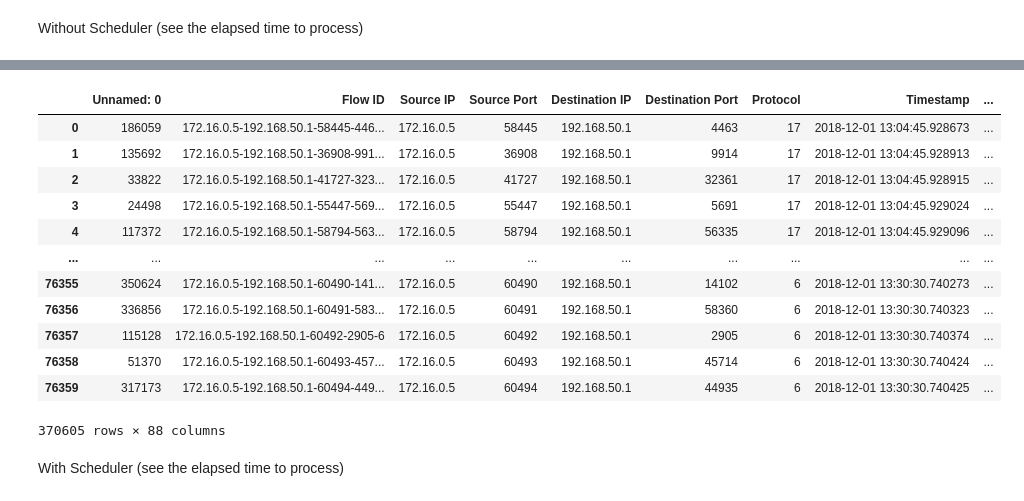
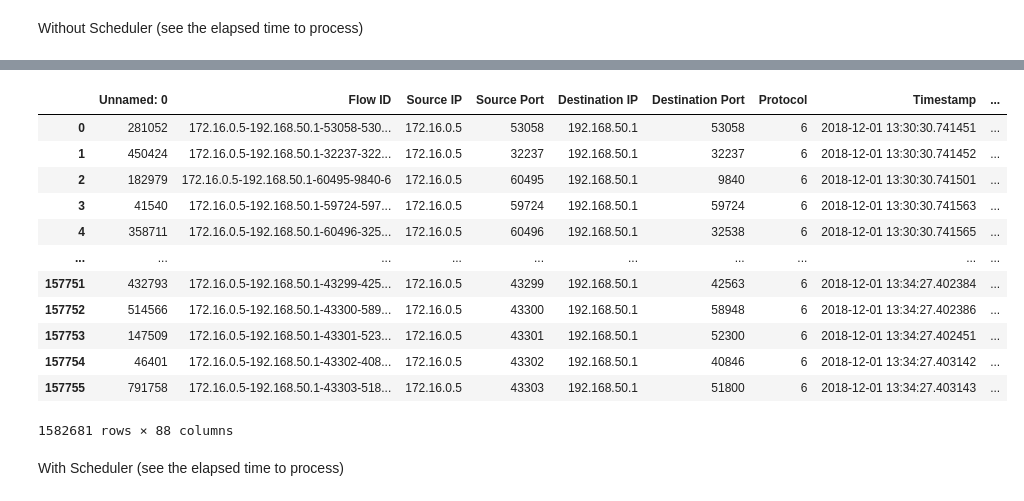
Before and after one commit to Thesis-on-Cyber-Security/Thesis-on-DDOS, a Jupyter notebook: Data-PreProcessing/Read_Data.ipynb, the cells around one changed output, grey strips where cells are left out. Drawn from its saved outputs; the diff is of its cells as text; code cells hidden in the pictures.

```diff
--- a/Data-PreProcessing/Read_Data.ipynb
+++ b/Data-PreProcessing/Read_Data.ipynb
@@ -276,7 +273,8 @@ Hosting the HTTP server on port 8073 instead
 Without Scheduler (see the elapsed time to process)
 # %%
 %%time
-workingDataFrame = readHugeCsvFileAsDataFrame(path_UDPLag)
+# workingDataFrame = readHugeCsvFileAsDataFrame(path_UDPLag)
+workingDataFrame = readHugeCsvFileAsDataFrame(path_Syn)
 # workingDataFrame.describe()
 workingDataFrame
 # %% [output]
@@ -284,16 +282,16 @@ Wall time: 43.9 s
 |  | Unnamed: 0 | Flow ID | Source IP | Source Port | Destination IP | Destination Port | Protocol | Timestamp | ... |
-| 0 | 186059 | 172.16.0.5-192.168.50.1-58445-446... | 172.16.0.5 | 58445 | 192.168.50.1 | 4463 | 17 | 2018-12-01 13:04:45.928673 | ... |
-| 1 | 135692 | 172.16.0.5-192.168.50.1-36908-991... | 172.16.0.5 | 36908 | 192.168.50.1 | 9914 | 17 | 2018-12-01 13:04:45.928913 | ... |
-| 2 | 33822 | 172.16.0.5-192.168.50.1-41727-323... | 172.16.0.5 | 41727 | 192.168.50.1 | 32361 | 17 | 2018-12-01 13:04:45.928915 | ... |
-| 3 | 24498 | 172.16.0.5-192.168.50.1-55447-569... | 172.16.0.5 | 55447 | 192.168.50.1 | 5691 | 17 | 2018-12-01 13:04:45.929024 | ... |
-| 4 | 117372 | 172.16.0.5-192.168.50.1-58794-563... | 172.16.0.5 | 58794 | 192.168.50.1 | 56335 | 17 | 2018-12-01 13:04:45.929096 | ... |
+| 0 | 281052 | 172.16.0.5-192.168.50.1-53058-530... | 172.16.0.5 | 53058 | 192.168.50.1 | 53058 | 6 | 2018-12-01 13:30:30.741451 | ... |
+| 1 | 450424 | 172.16.0.5-192.168.50.1-32237-322... | 172.16.0.5 | 32237 | 192.168.50.1 | 32237 | 6 | 2018-12-01 13:30:30.741452 | ... |
+| 2 | 182979 | 172.16.0.5-192.168.50.1-60495-9840-6 | 172.16.0.5 | 60495 | 192.168.50.1 | 9840 | 6 | 2018-12-01 13:30:30.741501 | ... |
+| 3 | 41540 | 172.16.0.5-192.168.50.1-59724-597... | 172.16.0.5 | 59724 | 192.168.50.1 | 59724 | 6 | 2018-12-01 13:30:30.741563 | ... |
+| 4 | 358711 | 172.16.0.5-192.168.50.1-60496-325... | 172.16.0.5 | 60496 | 192.168.50.1 | 32538 | 6 | 2018-12-01 13:30:30.741565 | ... |
 | ... | ... | ... | ... | ... | ... | ... | ... | ... | ... |
-| 76355 | 350624 | 172.16.0.5-192.168.50.1-60490-141... | 172.16.0.5 | 60490 | 192.168.50.1 | 14102 | 6 | 2018-12-01 13:30:30.740273 | ... |
-| 76356 | 336856 | 172.16.0.5-192.168.50.1-60491-583... | 172.16.0.5 | 60491 | 192.168.50.1 | 58360 | 6 | 2018-12-01 13:30:30.740323 | ... |
-| 76357 | 115128 | 172.16.0.5-192.168.50.1-60492-2905-6 | 172.16.0.5 | 60492 | 192.168.50.1 | 2905 | 6 | 2018-12-01 13:30:30.740374 | ... |
-| 76358 | 51370 | 172.16.0.5-192.168.50.1-60493-457... | 172.16.0.5 | 60493 | 192.168.50.1 | 45714 | 6 | 2018-12-01 13:30:30.740424 | ... |
-| 76359 | 317173 | 172.16.0.5-192.168.50.1-60494-449... | 172.16.0.5 | 60494 | 192.168.50.1 | 44935 | 6 | 2018-12-01 13:30:30.740425 | ... |
+| 157751 | 432793 | 172.16.0.5-192.168.50.1-43299-425... | 172.16.0.5 | 43299 | 192.168.50.1 | 42563 | 6 | 2018-12-01 13:34:27.402384 | ... |
+| 157752 | 514566 | 172.16.0.5-192.168.50.1-43300-589... | 172.16.0.5 | 43300 | 192.168.50.1 | 58948 | 6 | 2018-12-01 13:34:27.402386 | ... |
+| 157753 | 147509 | 172.16.0.5-192.168.50.1-43301-523... | 172.16.0.5 | 43301 | 192.168.50.1 | 52300 | 6 | 2018-12-01 13:34:27.402451 | ... |
+| 157754 | 46401 | 172.16.0.5-192.168.50.1-43302-408... | 172.16.0.5 | 43302 | 192.168.50.1 | 40846 | 6 | 2018-12-01 13:34:27.403142 | ... |
+| 157755 | 791758 | 172.16.0.5-192.168.50.1-43303-518... | 172.16.0.5 | 43303 | 192.168.50.1 | 51800 | 6 | 2018-12-01 13:34:27.403143 | ... |
-370605 rows × 88 columns
+1582681 rows × 88 columns
 # %% [markdown]
 With Scheduler (see the elapsed time to process)
 # %% [markdown]
```
Also changed, not shown: parts of 19 cells of this notebook.
